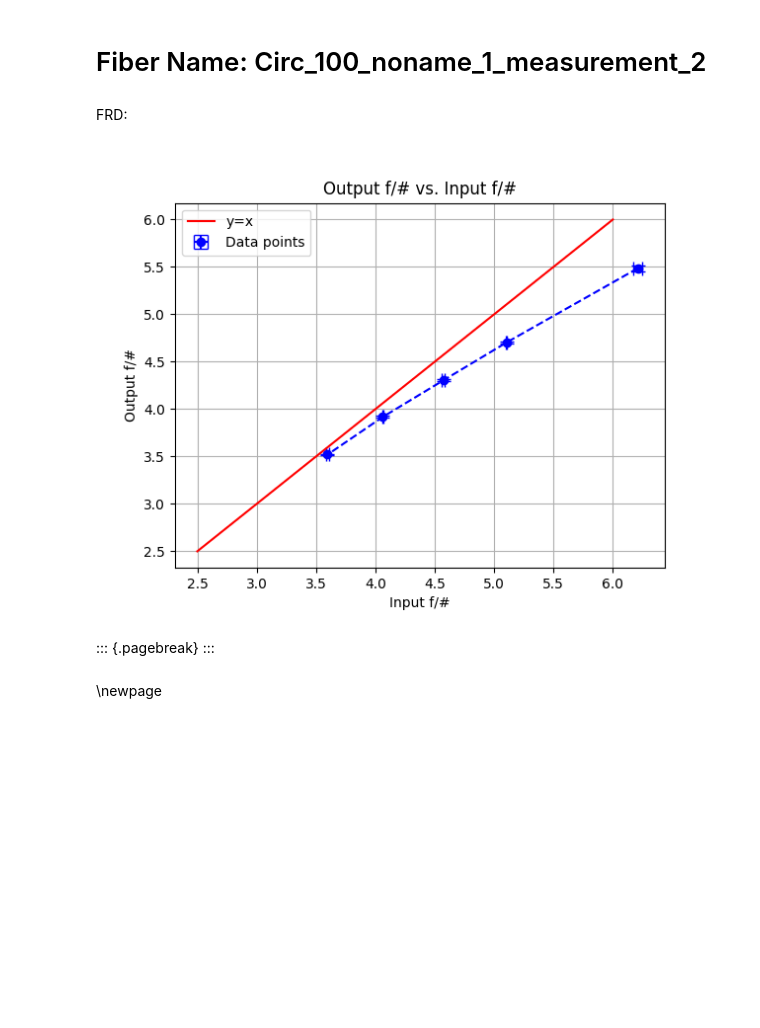
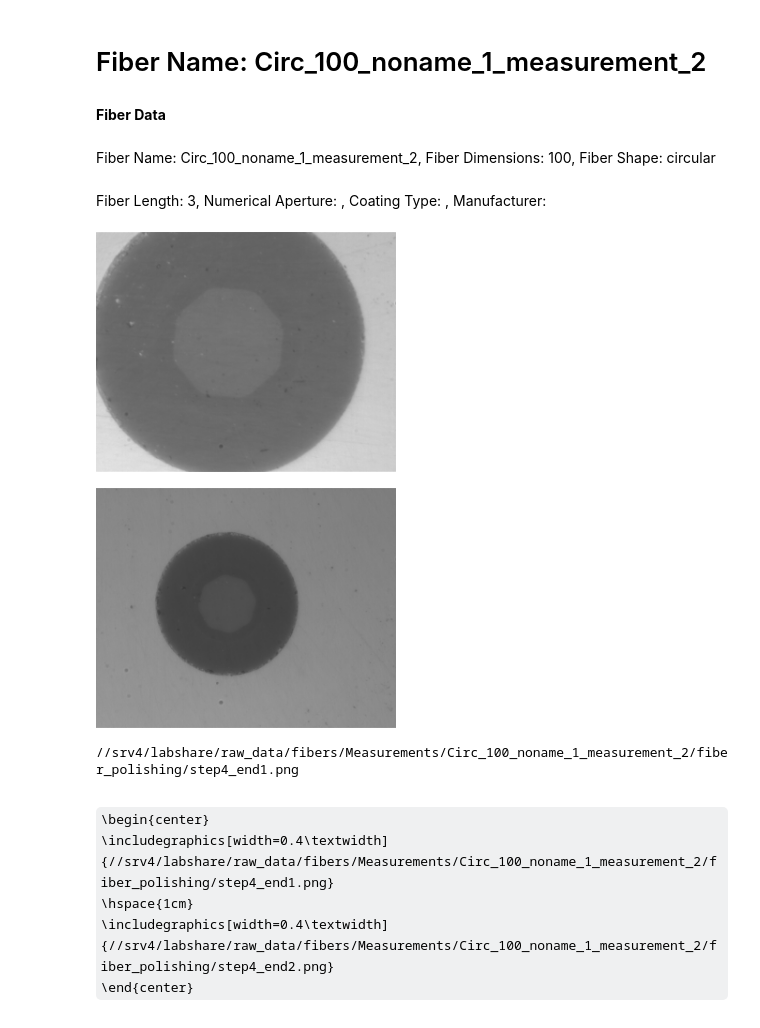
Before and after one commit to Vbenzer/lab_stuff, a Jupyter notebook: fiber_datasheet/fiber_datasheet_template.ipynb, the cells around one changed output. Drawn from its saved outputs; the diff is of its cells as text; code cells hidden in the pictures; some formulas as TeX source; blank space fills up the shorter version.

```diff
--- a/fiber_datasheet/fiber_datasheet_template.ipynb
+++ b/fiber_datasheet/fiber_datasheet_template.ipynb
@@ -24,27 +24,66 @@ from IPython.display import display, Markdown
 display(Markdown(f"# Fiber Name: {fiber_folder}"))
 # %% [output]
 # Fiber Name: Circ_100_noname_1_measurement_2
+# %%
+import os
+import json
+
+base_path = r"\\srv4\labshare\raw_data\fibers\Measurements"
+fiber_path = os.path.join(base_path, fiber_folder)
+
+with open(os.path.join(fiber_path, "fiber_data.json")) as f:
+    fiber_data = json.load(f)
+
+display(Markdown(f"**Fiber Data**"))
+display(Markdown(f"Fiber Name: {fiber_data['fiber_name']}, Fiber Dimensions: {fiber_data['fiber_dimension']}, Fiber Shape: {fiber_data['fiber_shape']}"))
+display(Markdown(f"Fiber Length: {fiber_data['fiber_length']}, Numerical Aperture: {fiber_data['numerical_aperature']}, Coating Type: {fiber_data['coating_type']}, Manufacturer: {fiber_data['manufacturer']}"))
+# %% [output]
+**Fiber Data**
+Fiber Name: Circ_100_noname_1_measurement_2, Fiber Dimensions: 100, Fiber Shape: circular
+Fiber Length: 3, Numerical Aperture: , Coating Type: , Manufacturer:
 # %%
-import os
-import json
 from IPython.display import display, Image
 
 base_path = r"\\srv4\labshare\raw_data\fibers\Measurements"
 fiber_path = os.path.join(base_path, fiber_folder)
 
 dirlist = os.listdir(fiber_path)
-
-if "FRD" in dirlist:
-    frd_path = os.path.join(fiber_path, "FRD")
-    filepath = os.path.join(frd_path, "f_number_vs_input.png")
-    display(Markdown("FRD:"))
-    display(Image(filename=filepath))
-
-    display(Markdown("::: {.pagebreak}\n:::"))
-# %% [output]
-FRD:
-[figure, removed]
-::: {.pagebreak}
-:::
-# %% [markdown]
-\newpage
+# %%
+from IPython.display import display, HTML
+
+
+if "fiber_polishing" in dirlist:
+    polishing_images = os.path.join(fiber_path, "fiber_polishing")
+    img_list = os.listdir(polishing_images)
+    img_paths = []
+
+    if any("step5" in item for item in img_list):
+        img_paths = [os.path.join(polishing_images, i) for i in img_list if "step5" in i]
+    else:
+        img_paths = [os.path.join(polishing_images, i) for i in img_list if "step4" in i]
+
+    for img in img_paths:
+        display(Image(filename=img, width=300, height=400))
+
+    print(img_paths[0].replace('\\', '/'))
+
+    from IPython.display import display, Latex
+
+    latex_str = r"""
+    \begin{center}
+    \includegraphics[width=0.4\textwidth]{""" + img_paths[0].replace('\\', '/') + r"""}
+    \hspace{1cm}
+    \includegraphics[width=0.4\textwidth]{""" + img_paths[1].replace('\\', '/') + r"""}
+    \end{center}
+    """
+
+    display(Latex(latex_str))
+# %% [output]
+[figure, added]
+[figure, added]
+//srv4/labshare/raw_data/fibers/Measurements/Circ_100_noname_1_measurement_2/fiber_polishing/step4_end1.png
+\begin{center}
+    \includegraphics[width=0.4\textwidth]{//srv4/labshare/raw_data/fibers/Measurements/Circ_100_noname_1_measurement_2/fiber_polishing/step4_end1.png}
+    \hspace{1cm}
+    \includegraphics[width=0.4\textwidth]{//srv4/labshare/raw_data/fibers/Measurements/Circ_100_noname_1_measurement_2/fiber_polishing/step4_end2.png}
+    \end{center}
```
Also changed, not shown: parts of 7 cells of this notebook, 1 other file.
